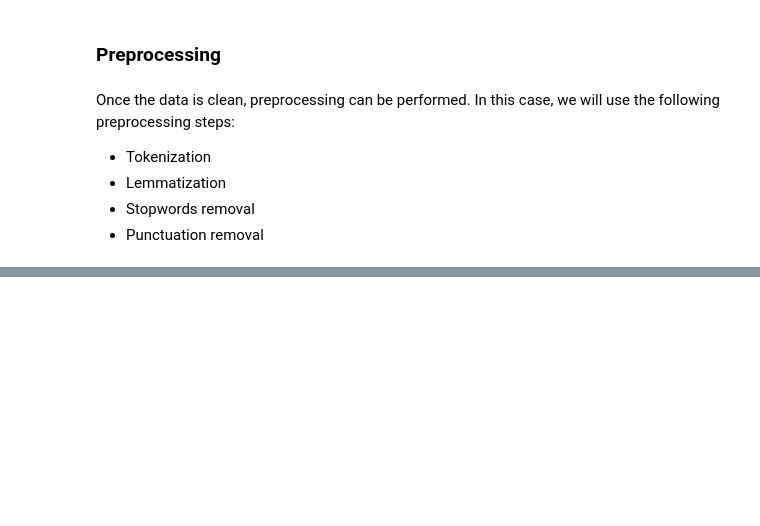
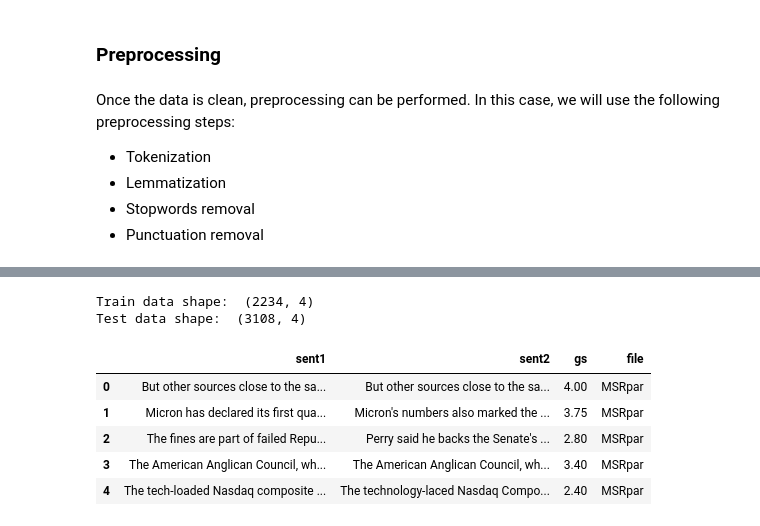
Before and after one commit to BecTome/NLP_SemanticTextualSimilarity, a Jupyter notebook: experiments/STSProject.ipynb, the cells around one changed output, grey strips where cells are left out. Drawn from its saved outputs; the diff is of its cells as text; code cells hidden in the pictures; blank space fills up the shorter version.

```diff
--- a/experiments/STSProject.ipynb
+++ b/experiments/STSProject.ipynb
@@ -164,0 +237,22 @@ Once the data is clean, preprocessing can be performed. In this case, we will us
+# %%
+INPUT_PATH = "input"
+LS_FILES_TRAIN = ["MSRpar", "MSRvid", "SMTeuroparl"]
+LS_FILES_TEST = ["MSRpar", "MSRvid", "SMTeuroparl", "surprise.SMTnews", "surprise.OnWN"]
+
+df_train = load_data(INPUT_PATH + "/train", LS_FILES_TRAIN)
+df_test = load_data(INPUT_PATH + "/test", LS_FILES_TEST)
+
+print("Train data shape: ", df_train.shape)
+print("Test data shape: ", df_test.shape)
+# %% [output]
+Train data shape:  (2234, 4)
+Test data shape:  (3108, 4)
+# %%
+df_train.head()
+# %% [output]
+|  | sent1 | sent2 | gs | file |
+| 0 | But other sources close to the sa... | But other sources close to the sa... | 4.00 | MSRpar |
+| 1 | Micron has declared its first qua... | Micron's numbers also marked the ... | 3.75 | MSRpar |
+| 2 | The fines are part of failed Repu... | Perry said he backs the Senate's ... | 2.80 | MSRpar |
+| 3 | The American Anglican Council, wh... | The American Anglican Council, wh... | 3.40 | MSRpar |
+| 4 | The tech-loaded Nasdaq composite ... | The technology-laced Nasdaq Compo... | 2.40 | MSRpar |
```
Also changed, not shown: parts of 13 cells of this notebook.
